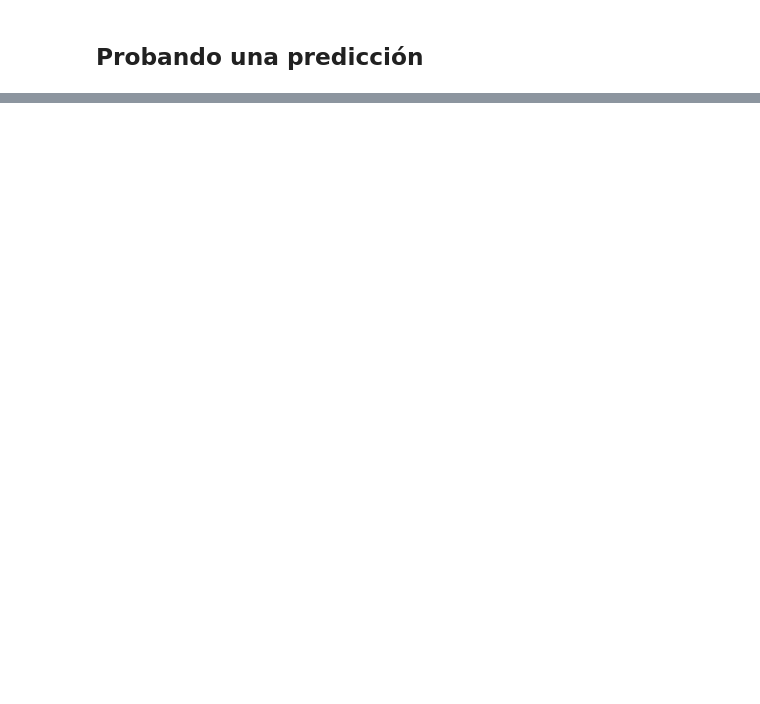
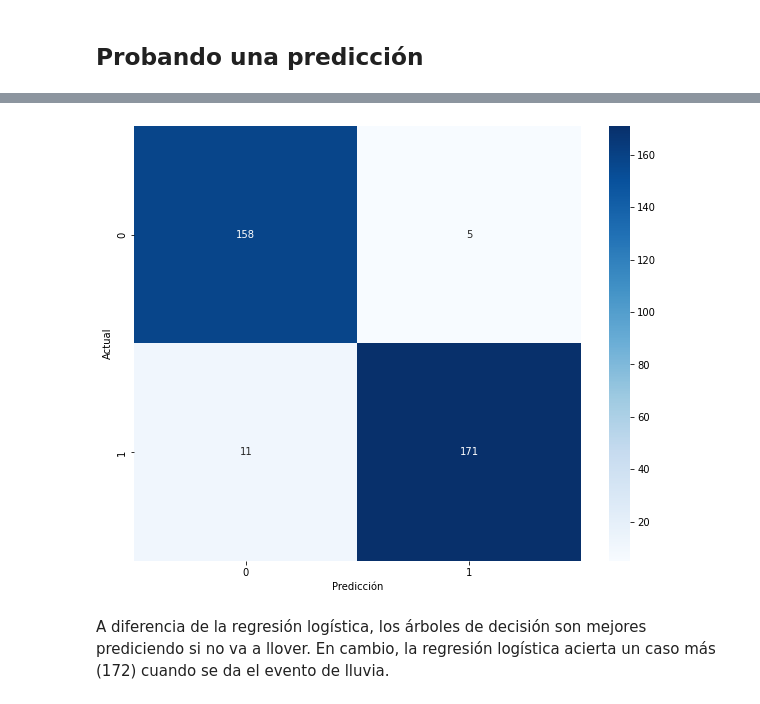
Before and after one commit to Estani94/EDA_ML_CLIMA, a Jupyter notebook: Clima.ipynb, the cells around one changed output, grey strips where cells are left out. Saved outputs shown, nothing was run; the diff lists cells and outputs as text; code cells hidden in the pictures; blank space fills up the shorter version.

```diff
--- a/Clima.ipynb
+++ b/Clima.ipynb
@@ -511,0 +658,17 @@ Predicción: [1.]
+# %%
+# Realizamos predicciones en el conjunto de prueba
+y_pred = tree.predict(X_test)
+
+# Creamos la matriz de confusión
+cm = confusion_matrix(y_test, y_pred)
+
+# Visualizamos la matriz de confusión en un mapa de calor
+plt.figure(figsize=(10,8))
+sns.heatmap(cm, annot=True, fmt='d', cmap='Blues')
+plt.xlabel('Predicción')
+plt.ylabel('Actual')
+plt.show()
+# %% [output]
+[figure, added]
+# %% [markdown]
+A diferencia de la regresión logística, los árboles de decisión son mejores prediciendo si no va a llover. En cambio, la regresión logística acierta un caso más (172) cuando se da el evento de lluvia.
```
Also changed, not shown: parts of 25 cells of this notebook.
